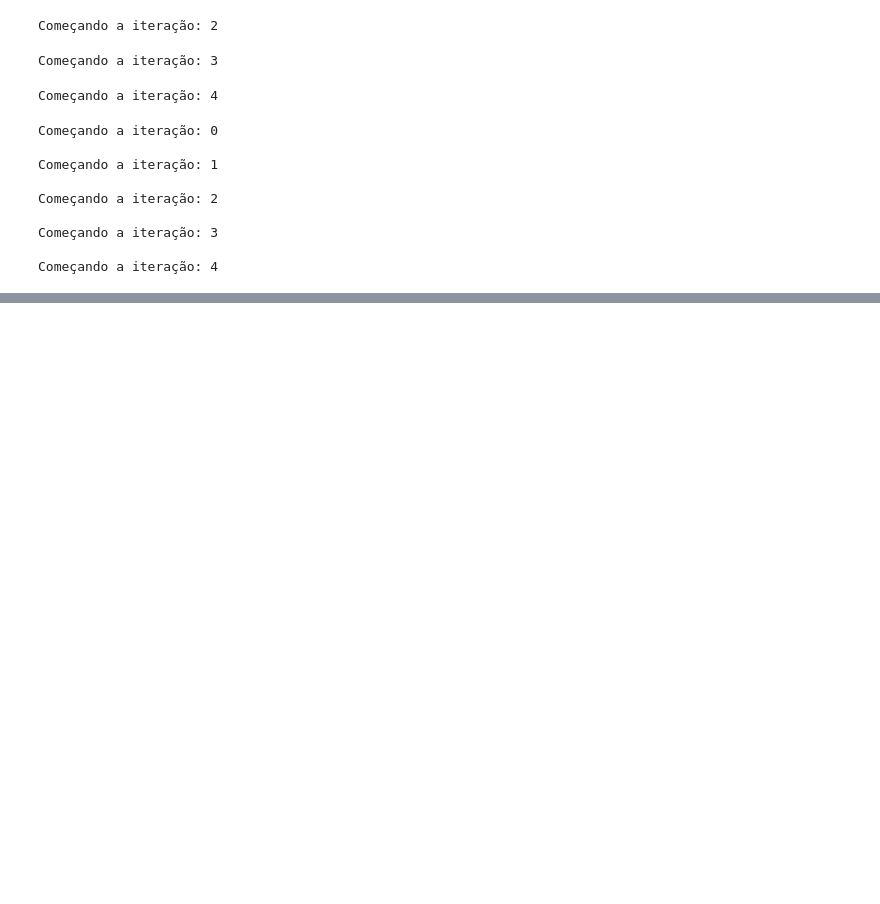
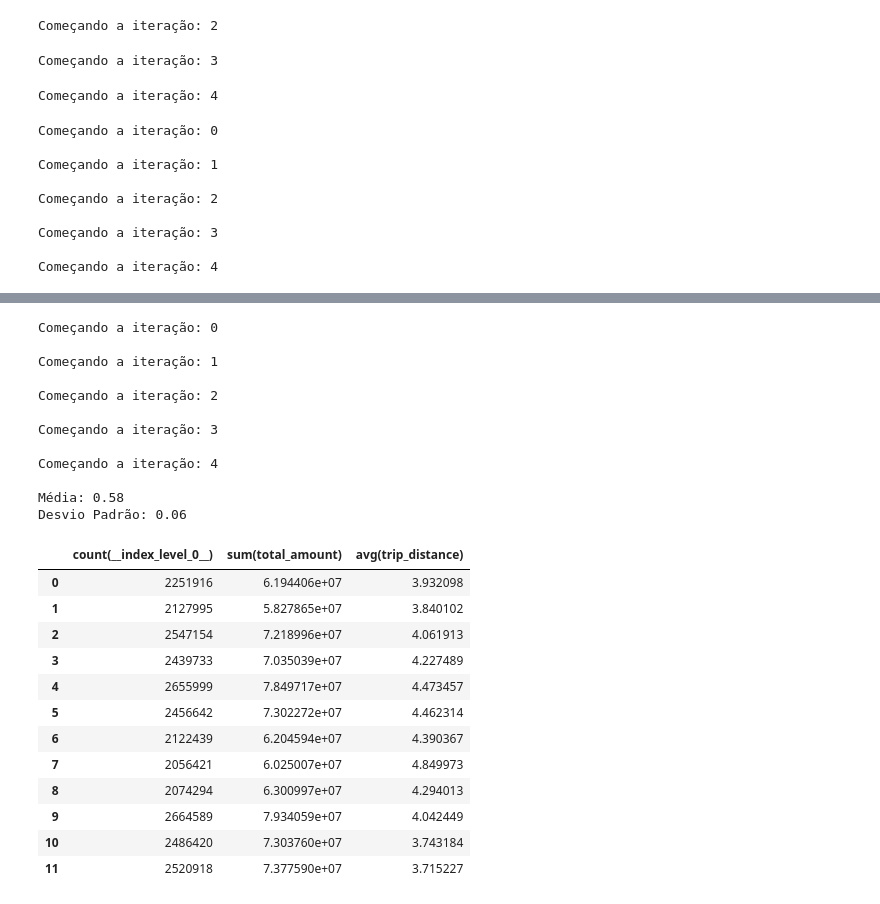
Before and after one commit to zicziczic/OPT004-CienciaDeDados, a Jupyter notebook: Lab3/Lab3_Notebook.ipynb, the cells around one changed output, grey strips where cells are left out. Saved outputs shown, nothing was run; the diff lists cells and outputs as text; code cells hidden in the pictures; blank space fills up the shorter version.

```diff
--- a/Lab3/Lab3_Notebook.ipynb
+++ b/Lab3/Lab3_Notebook.ipynb
@@ -377,0 +447,37 @@ csv_times
+# %%
+#Padrões temporais: Agregação por mês/semana (COUNT viagens, SUM receita,
+#AVG distância)
+query1 =f"""
+  SELECT COUNT(__index_level_0__), SUM(total_amount), AVG(trip_distance)
+  FROM '{path}'
+  GROUP BY DATE_TRUNC('month', tpep_pickup_datetime);
+"""
+times1, df1 = benchmark_duckdb_query(query1)
+print_metrics(times1)
+df1
+# %% [output]
+Começando a iteração: 0
+
+Começando a iteração: 1
+
+Começando a iteração: 2
+
+Começando a iteração: 3
+
+Começando a iteração: 4
+
+Média: 0.58
+Desvio Padrão: 0.06
+|  | count(__index_level_0__) | sum(total_amount) | avg(trip_distance) |
+| 0 | 2251916 | 6.194406e+07 | 3.932098 |
+| 1 | 2127995 | 5.827865e+07 | 3.840102 |
+| 2 | 2547154 | 7.218996e+07 | 4.061913 |
+| 3 | 2439733 | 7.035039e+07 | 4.227489 |
+| 4 | 2655999 | 7.849717e+07 | 4.473457 |
+| 5 | 2456642 | 7.302272e+07 | 4.462314 |
+| 6 | 2122439 | 6.204594e+07 | 4.390367 |
+| 7 | 2056421 | 6.025007e+07 | 4.849973 |
+| 8 | 2074294 | 6.300997e+07 | 4.294013 |
+| 9 | 2664589 | 7.934059e+07 | 4.042449 |
+| 10 | 2486420 | 7.303760e+07 | 3.743184 |
+| 11 | 2520918 | 7.377590e+07 | 3.715227 |
```
Also changed, not shown: parts of 17 cells of this notebook.
